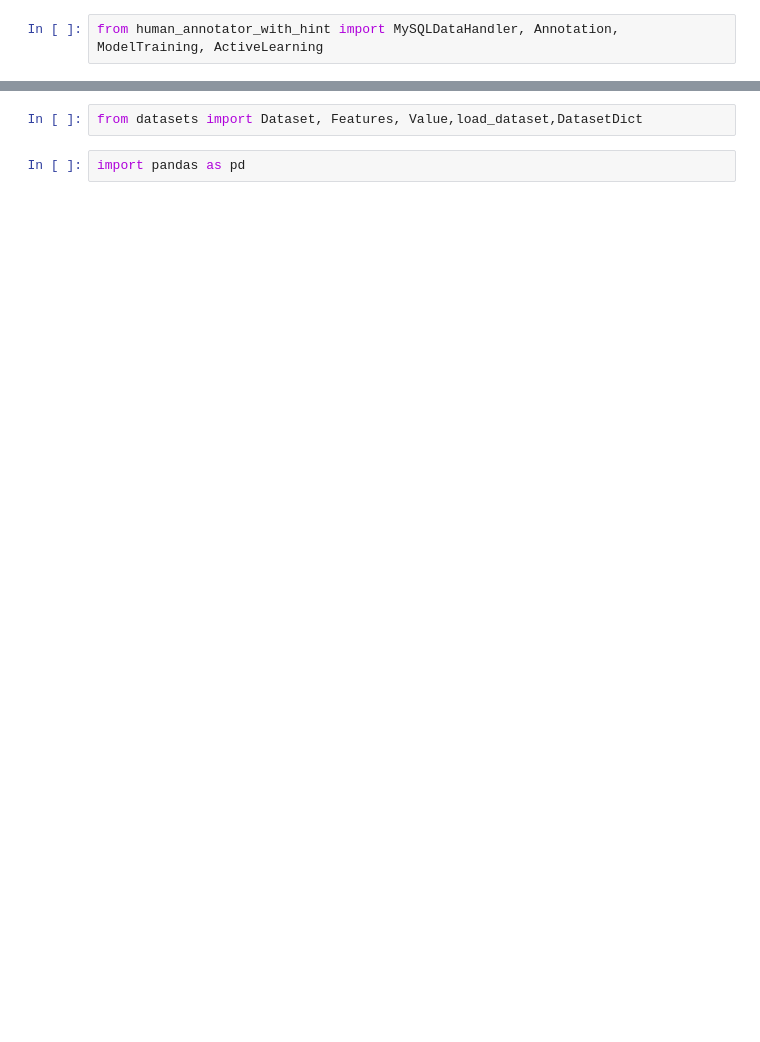
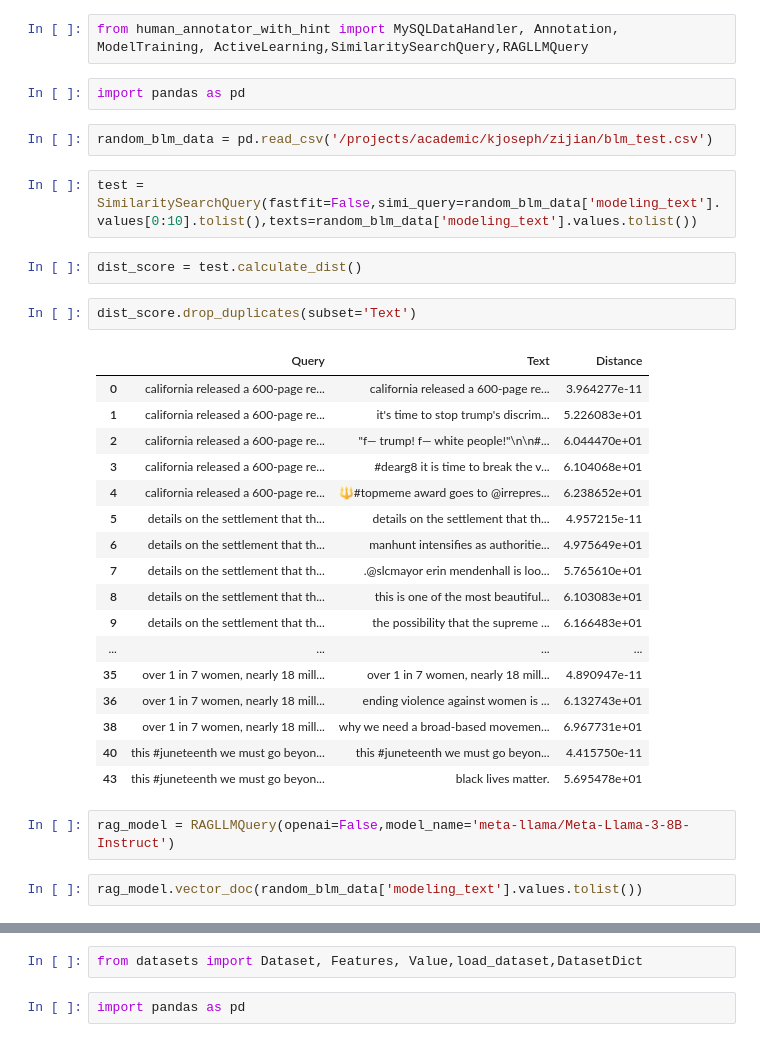
Before and after one commit to zijianan/activeLearning_with_Fastfit, a Jupyter notebook: blm_few_shot.ipynb, the cells around one changed output, grey strips where cells are left out. Cells and saved outputs as stored; diff of their text form; blank space fills up the shorter version.

```diff
--- a/blm_few_shot.ipynb
+++ b/blm_few_shot.ipynb
@@ -1,2 +8,34 @@
 # %%
-from human_annotator_with_hint import MySQLDataHandler, Annotation, ModelTraining, ActiveLearning
+from human_annotator_with_hint import MySQLDataHandler, Annotation, ModelTraining, ActiveLearning,SimilaritySearchQuery,RAGLLMQuery
+# %%
+import pandas as pd
+# %%
+random_blm_data = pd.read_csv('/projects/academic/kjoseph/zijian/blm_test.csv')
+# %%
+test = SimilaritySearchQuery(fastfit=False,simi_query=random_blm_data['modeling_text'].values[0:10].tolist(),texts=random_blm_data['modeling_text'].values.tolist())
+# %%
+dist_score = test.calculate_dist()
+# %%
+dist_score.drop_duplicates(subset='Text')
+# %% [output]
+|  | Query | Text | Distance |
+| 0 | california released a 600-page re... | california released a 600-page re... | 3.964277e-11 |
+| 1 | california released a 600-page re... | it's time to stop trump's discrim... | 5.226083e+01 |
+| 2 | california released a 600-page re... | "f— trump! f— white people!"\n\n#... | 6.044470e+01 |
+| 3 | california released a 600-page re... | #dearg8 it is time to break the v... | 6.104068e+01 |
+| 4 | california released a 600-page re... | 🔱#topmeme award goes to @irrepres... | 6.238652e+01 |
+| 5 | details on the settlement that th... | details on the settlement that th... | 4.957215e-11 |
+| 6 | details on the settlement that th... | manhunt intensifies as authoritie... | 4.975649e+01 |
+| 7 | details on the settlement that th... | .@slcmayor erin mendenhall is loo... | 5.765610e+01 |
+| 8 | details on the settlement that th... | this is one of the most beautiful... | 6.103083e+01 |
+| 9 | details on the settlement that th... | the possibility that the supreme ... | 6.166483e+01 |
+| ... | ... | ... | ... |
+| 35 | over 1 in 7 women, nearly 18 mill... | over 1 in 7 women, nearly 18 mill... | 4.890947e-11 |
+| 36 | over 1 in 7 women, nearly 18 mill... | ending violence against women is ... | 6.132743e+01 |
+| 38 | over 1 in 7 women, nearly 18 mill... | why we need a broad-based movemen... | 6.967731e+01 |
+| 40 | this #juneteenth we must go beyon... | this #juneteenth we must go beyon... | 4.415750e-11 |
+| 43 | this #juneteenth we must go beyon... | black lives matter. | 5.695478e+01 |
+# %%
+rag_model = RAGLLMQuery(openai=False,model_name='meta-llama/Meta-Llama-3-8B-Instruct')
+# %%
+rag_model.vector_doc(random_blm_data['modeling_text'].values.tolist())
```
Also changed, not shown: parts of 8 cells of this notebook, 1 other file.
